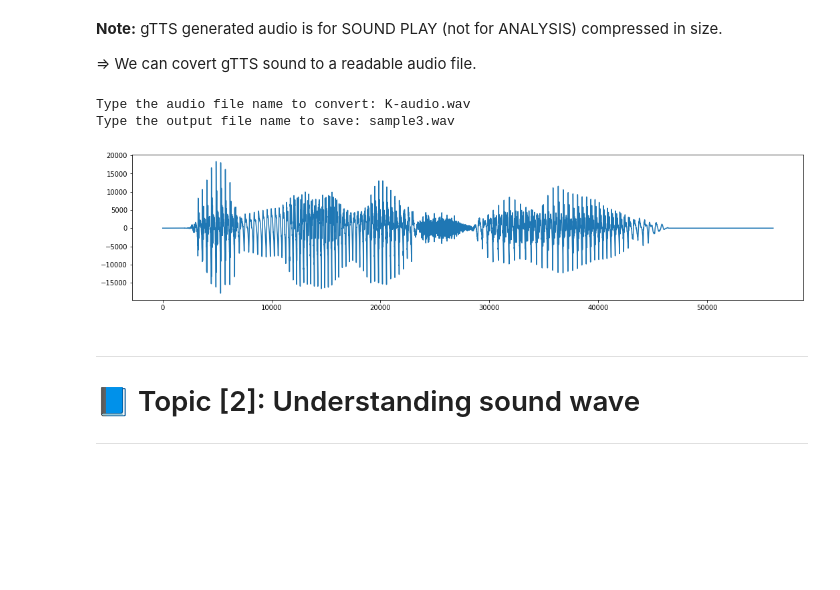
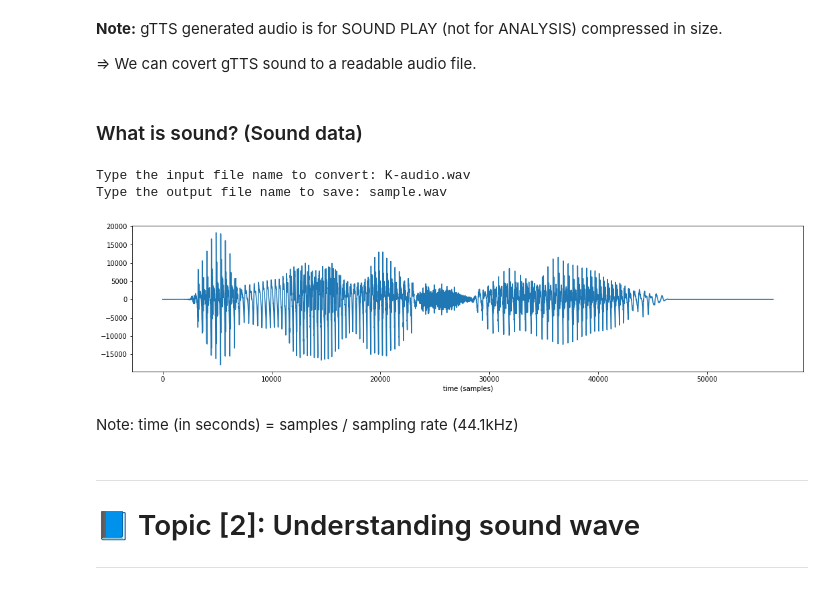
Before and after one commit to MK316/workshops, a Jupyter notebook: 20230126_yonsei/ILIS_139th_Part1.ipynb, the cells around one changed output. Saved outputs shown, nothing was run; the diff lists cells and outputs as text; code cells hidden in the pictures; blank space fills up the shorter version.

```diff
--- a/20230126_yonsei/ILIS_139th_Part1.ipynb
+++ b/20230126_yonsei/ILIS_139th_Part1.ipynb
@@ -89,13 +105,15 @@ File size:  5088 bytes
 **Note:** gTTS generated audio is for SOUND PLAY (not for ANALYSIS) compressed in size.
 
 => We can covert gTTS sound to a readable audio file.
+# %% [markdown]
+### What is sound? (Sound data)
 # %%
 #@markdown 🔄 (1/3) Specify file names to convert:
-inaudio = input("Type the audio file name to convert: ")
+inaudio = input("Type the input file name to convert: ")
 outaudio = input("Type the output file name to save: ")
 # %% [output]
-Type the audio file name to convert: K-audio.wav
-Type the output file name to save: sample3.wav
+Type the input file name to convert: K-audio.wav
+Type the output file name to save: sample.wav
 # %%
 #@markdown 🔄 (2/3) Converting TTS to readable audio wav
 %%capture
@@ -103,11 +121,14 @@ Type the output file name to save: sample3.wav
 # %%
 #@markdown 🔄 (3/3) Display waveform:
 import scipy.io.wavfile as wavfile
 import matplotlib.pyplot as plt
 
 fs, data = wavfile.read(outaudio) # replace with the name of your audio file
 plt.figure(figsize=(18,4))
+plt.xlabel('time (samples)')
 plt.plot(data)
 plt.show()
 # %% [output]
-[figure, old version]
+[figure, new version]
+# %% [markdown]
+Note: time (in seconds) = samples / sampling rate (44.1kHz)
```
Also changed, not shown: parts of 15 cells of this notebook.
